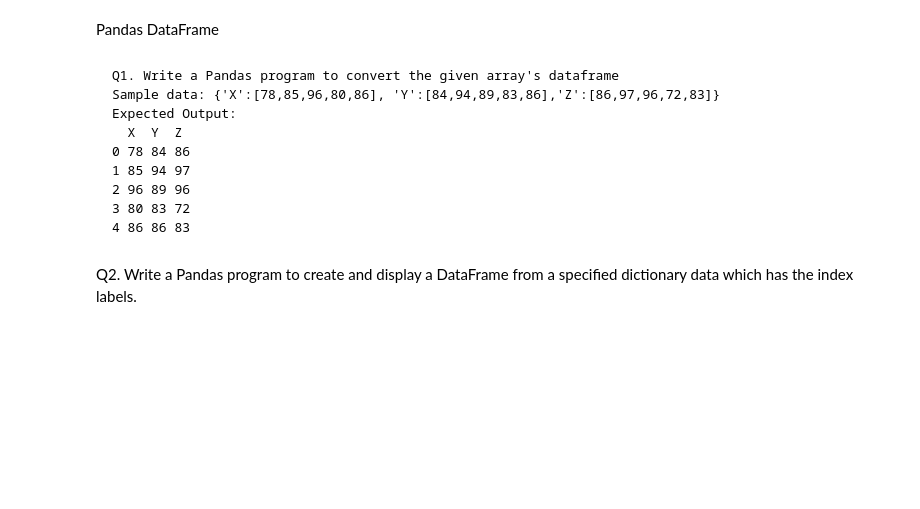
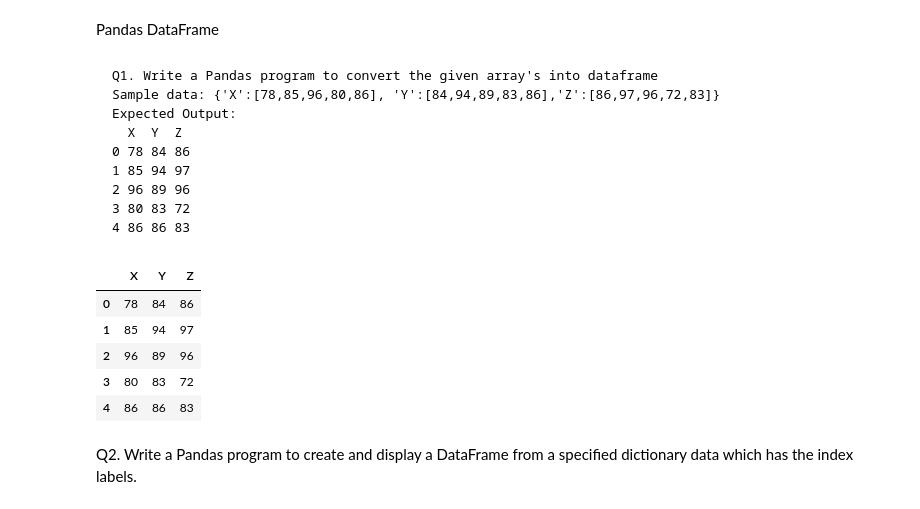
Before and after one commit to eswarpoluri/ML-DL-Practice-Assignments, a Jupyter notebook: ML/Pandas/2. DataFrames/Pandas - Dataframe - Answers.ipynb, the cells around one changed output. Saved outputs shown, nothing was run; the diff lists cells and outputs as text; code cells hidden in the pictures; blank space fills up the shorter version.

```diff
--- a/ML/Pandas/2. DataFrames/Pandas - Dataframe - Answers.ipynb
+++ b/ML/Pandas/2. DataFrames/Pandas - Dataframe - Answers.ipynb
@@ -6,7 +6,7 @@ Pandas DataFrame
 import pandas as pd
 import numpy as np
 # %% [markdown]
-    Q1. Write a Pandas program to convert the given array's dataframe
+    Q1. Write a Pandas program to convert the given array's into dataframe
     Sample data: {'X':[78,85,96,80,86], 'Y':[84,94,89,83,86],'Z':[86,97,96,72,83]}
     Expected Output:
       X  Y  Z
@@ -17,6 +17,15 @@ import numpy as np
     4 86 86 83
 # %%
 d={'X':[78,85,96,80,86], 'Y':[84,94,89,83,86],'Z':[86,97,96,72,83]}
+# %%
+pd.DataFrame(d)
+# %% [output]
+|  | X | Y | Z |
+| 0 | 78 | 84 | 86 |
+| 1 | 85 | 94 | 97 |
+| 2 | 96 | 89 | 96 |
+| 3 | 80 | 83 | 72 |
+| 4 | 86 | 86 | 83 |
 # %% [markdown]
 Q2. Write a Pandas program to create and display a DataFrame from a specified dictionary data which has the index labels.
 # %%
```
Also changed, not shown: parts of 7 cells of this notebook.
